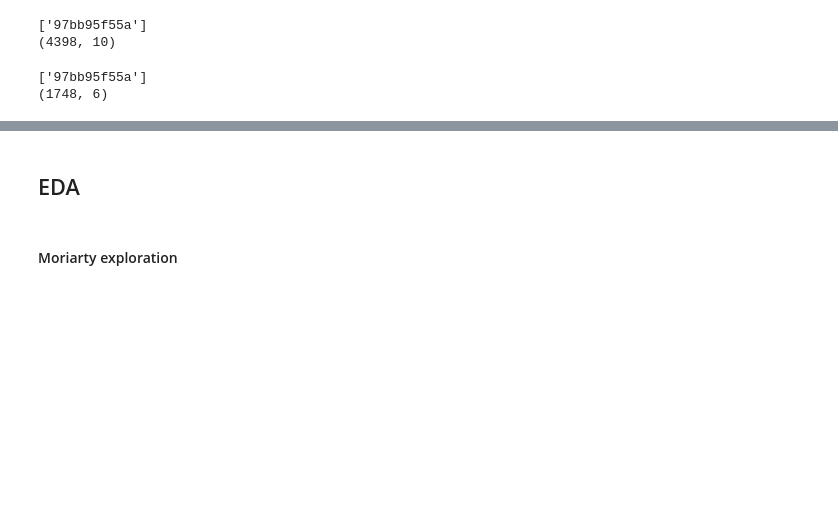
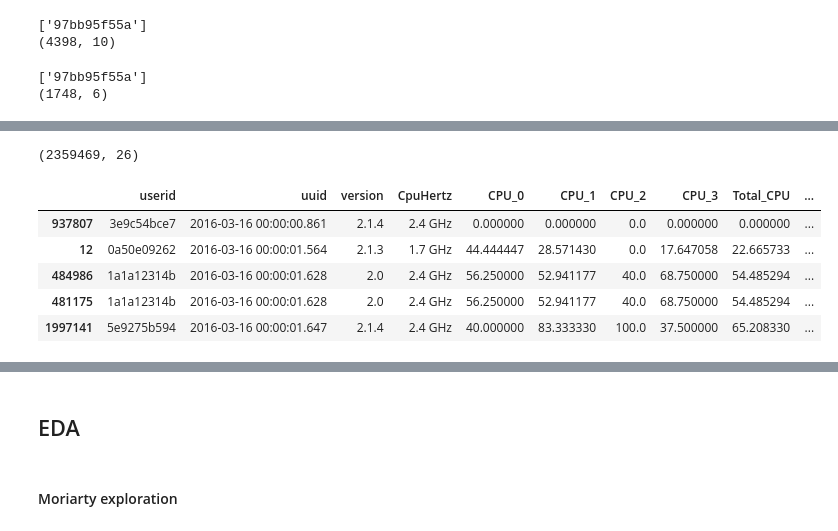
Before and after one commit to kentlingcampbell/project_SherLock, a Jupyter notebook: SherLock.ipynb, the cells around one changed output, grey strips where cells are left out. Saved outputs shown, nothing was run; the diff lists cells and outputs as text; code cells hidden in the pictures; blank space fills up the shorter version.

```diff
--- a/SherLock.ipynb
+++ b/SherLock.ipynb
@@ -313,0 +272,62 @@ print(T3.shape)
+# %%
+# Raw TSV
+
+filename = './T4_filtered.tsv'
+header_list = ['userid','uuid','version','CpuHertz','CPU_0','CPU_1','CPU_2','CPU_3','Total_CPU',
+               'TotalMemory_freeSize','TotalMemory_max_size','TotalMemory_total_size','TotalMemory_used_size',
+               'Traffic_MobileRxBytes','Traffic_MobileRxPackets','Traffic_MobileTxBytes',
+               'Traffic_MobileTxPackets','Traffic_TotalRxBytes','Traffic_TotalRxPackets','Traffic_TotalTxBytes',
+               'Traffic_TotalTxPackets','Traffic_TotalWifiRxBytes','Traffic_TotalWifiRxPackets',
+               'Traffic_TotalWifiTxBytes','Traffic_TotalWifiTxPackets','Traffic_timestamp','Battery_charge_type',
+               'Battery_current_avg','Battery_health','Battery_icon_small','Battery_invalid_charger',
+               'Battery_level','Battery_online','Battery_plugged','Battery_present','Battery_scale',
+               'Battery_status','Battery_technology','Battery_temperature','Battery_timestamp','Battery_voltage',
+               'MemTotal','MemFree','Buffers','Cached','SwapCached','Active','Inactive','Active_anon',
+               'Inactive_anon','Active_file','Inactive_file','Unevictable','Mlocked','HighTotal','HighFree',
+               'LowTotal','LowFree','SwapTotal','SwapFree','Dirty','Writeback','AnonPages','Mapped',
+               'Shmem','Slab','SReclaimable','SUnreclaim','KernelStack','PageTables','CommitLimit','Committed_AS',
+               'VmallocTotal','VmallocUsed','VmallocChunk','msmgpio_cpu0','msmgpio_sum_cpu123','wcd9xxx_cpu0',
+               'wcd9xxx_sum_cpu123','pn547_cpu0','pn547_sum_cpu123','cypress_touchkey_cpu0',
+               'cypress_touchkey_sum_cpu123','synaptics_rmi4_i2c_cpu0','synaptics_rmi4_i2c_sum_cpu123',
+               'sec_headset_detect_cpu0','sec_headset_detect_sum_cpu123','flip_cover_cpu0','flip_cover_sum_cpu123',
+               'home_key_cpu0','home_key_sum_cpu123','volume_down_cpu0','volume_down_sum_cpu123','volume_up_cpu0',
+               'volume_up_sum_cpu123','companion_cpu0','companion_sum_cpu123','SLIMBUS_cpu0','SLIMBUS_sum_cpu123',
+               'function_call_interrupts_cpu0','function_call_interrupts_sum_cpu123','cpu123_intr_prs','tot_user',
+               'tot_nice','tot_system','tot_idle','tot_iowait','tot_irq','tot_softirq','ctxt','btime','processes',
+               'procs_running','procs_blocked','connectedWifi_SSID','connectedWifi_Level', '117','118','119',
+              '120', '121','122','123','124','125','126','127','128','129','130']
+T4_tsv = pd.read_csv(filename, sep='\t', names=header_list, parse_dates=['Traffic_timestamp'])
+T4_tsv['uuid'] = (pd.to_datetime(T4_tsv['uuid'], unit='ms'))
+T4_tsv = T4_tsv.drop(columns=['Battery_charge_type','Battery_current_avg','Battery_health','Battery_icon_small',
+                              'Battery_invalid_charger','Battery_level','Battery_online','Battery_plugged',
+                              'Battery_present','Battery_scale','Battery_status','Battery_technology',
+                              'Battery_temperature','Battery_timestamp','Battery_voltage','MemTotal','MemFree',
+                              'Buffers','Cached','SwapCached','Active','Inactive','Active_anon','Inactive_anon',
+                              'Active_file','Inactive_file','Unevictable','Mlocked','HighTotal','HighFree',
+                              'LowTotal','LowFree','SwapTotal','SwapFree','Dirty','Writeback','AnonPages','Mapped',
+                              'Shmem','Slab','SReclaimable','SUnreclaim','KernelStack','PageTables','CommitLimit',
+                              'Committed_AS','VmallocTotal','VmallocUsed','VmallocChunk','msmgpio_cpu0',
+                              'msmgpio_sum_cpu123','wcd9xxx_cpu0','wcd9xxx_sum_cpu123','pn547_cpu0',
+                              'pn547_sum_cpu123','cypress_touchkey_cpu0','cypress_touchkey_sum_cpu123',
+                              'synaptics_rmi4_i2c_cpu0','synaptics_rmi4_i2c_sum_cpu123','sec_headset_detect_cpu0',
+                              'sec_headset_detect_sum_cpu123','flip_cover_cpu0','flip_cover_sum_cpu123',
+                              'home_key_cpu0','home_key_sum_cpu123','volume_down_cpu0','volume_down_sum_cpu123',
+                              'volume_up_cpu0','volume_up_sum_cpu123','companion_cpu0','companion_sum_cpu123',
+                              'SLIMBUS_cpu0','SLIMBUS_sum_cpu123','function_call_interrupts_cpu0',
+                              'function_call_interrupts_sum_cpu123','cpu123_intr_prs','tot_user','tot_nice',
+                              'tot_system','tot_idle','tot_iowait','tot_irq','tot_softirq','ctxt','btime',
+                              'processes','procs_running','procs_blocked','connectedWifi_SSID',
+                              'connectedWifi_Level','117','118','119','120', '121','122','123','124','125','126',
+                              '127','128','129','130'])
+T4_tsv = T4_tsv.sort_values(by='uuid')
+#print(T4_tsv['userid'].unique())
+print(T4_tsv.shape)
+T4_tsv.head()
+# %% [output]
+(2359469, 26)
+|  | userid | uuid | version | CpuHertz | CPU_0 | CPU_1 | CPU_2 | CPU_3 | Total_CPU | ... |
+| 937807 | 3e9c54bce7 | 2016-03-16 00:00:00.861 | 2.1.4 | 2.4 GHz | 0.000000 | 0.000000 | 0.0 | 0.000000 | 0.000000 | ... |
+| 12 | 0a50e09262 | 2016-03-16 00:00:01.564 | 2.1.3 | 1.7 GHz | 44.444447 | 28.571430 | 0.0 | 17.647058 | 22.665733 | ... |
+| 484986 | 1a1a12314b | 2016-03-16 00:00:01.628 | 2.0 | 2.4 GHz | 56.250000 | 52.941177 | 40.0 | 68.750000 | 54.485294 | ... |
+| 481175 | 1a1a12314b | 2016-03-16 00:00:01.628 | 2.0 | 2.4 GHz | 56.250000 | 52.941177 | 40.0 | 68.750000 | 54.485294 | ... |
+| 1997141 | 5e9275b594 | 2016-03-16 00:00:01.647 | 2.1.4 | 2.4 GHz | 40.000000 | 83.333330 | 100.0 | 37.500000 | 65.208330 | ... |
```
Also changed, not shown: parts of 28 cells of this notebook.
